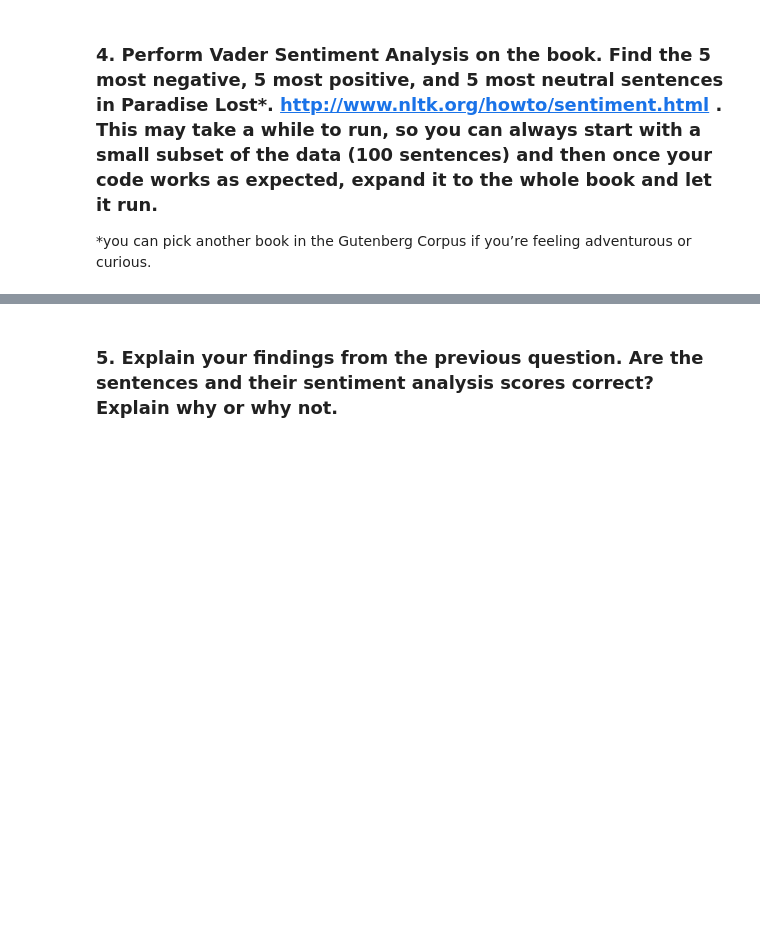
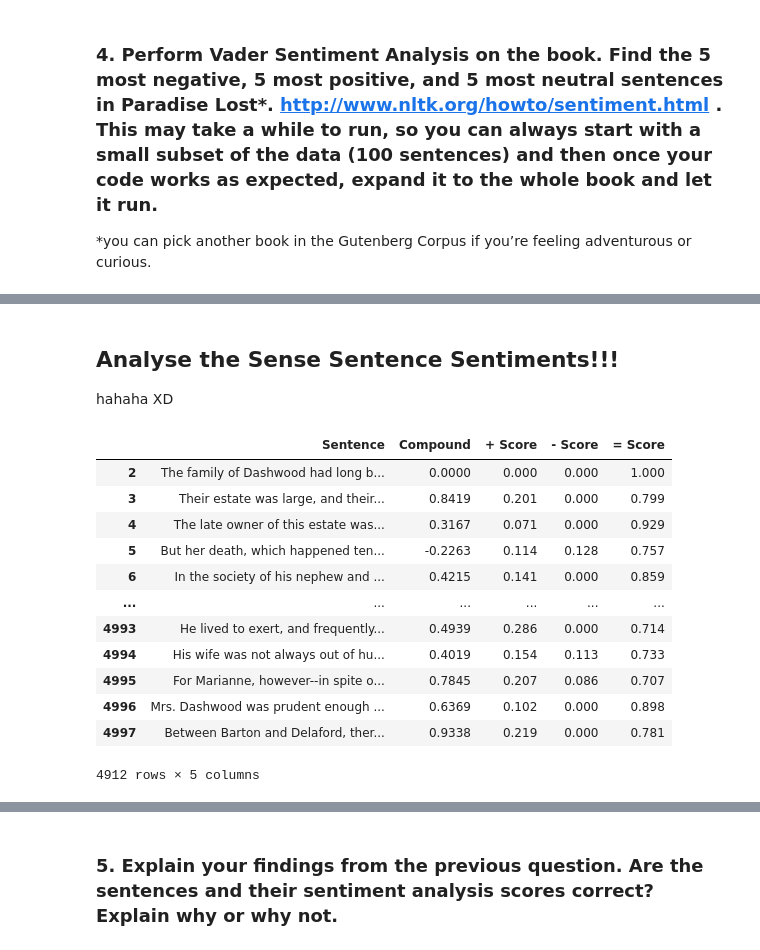
Before and after one commit to N-J-Miller/Week_20, a Jupyter notebook: Week_20_Homework.ipynb, the cells around one changed output, grey strips where cells are left out. Drawn from its saved outputs; the diff is of its cells as text; code cells hidden in the pictures; blank space fills up the shorter version.

```diff
--- a/Week_20_Homework.ipynb
+++ b/Week_20_Homework.ipynb
@@ -14,0 +211,20 @@
+# %%
+# Define the corpus:
+gutenberg = nltk.corpus.gutenberg
+
+# Creating a function I can use repeatedly to test different fileids I might
+# want to try:
+def sentences(corpus, fileids = None):
+    # This will read a stream of txt as one sentence and remove the line breaks.
+    def read_sentence_block(stream):
+        sents = []
+        for para in corpus._para_block_reader(stream):
+            sents.extend([s.replace('\n', ' ') for s in corpus._sent_tokenizer.tokenize(para)])
+        return sents
+
+    return concat([corpus.CorpusView(path, read_sentence_block, encoding=enc)
+                   for (path, enc, fileid)
+                   in corpus.abspaths(fileids, True, True)])
+# %%
+sense_sents = sentences(gutenberg, fileids = 'austen-sense.txt')
+[print(x) for x in sense_sents]
@@ -14,0 +266,44 @@
+# %% [markdown]
+## Analyse the Sense Sentence Sentiments!!!
+hahaha XD
+# %%
+# instantiate my module:
+analyzer = SentimentIntensityAnalyzer()
+
+# instantiate an empty list:
+sentiments = []
+
+# loop thru my sentences:
+for sent in sense_sents:
+    sentiment = analyzer.polarity_scores(sent)
+    compound = sentiment["compound"]
+    pos = sentiment['pos']
+    neu = sentiment['neu']
+    neg = sentiment['neg']
+
+    sentiments.append({
+                "Sentence":sent,
+                "Compound":compound,
+                "+ Score":pos,
+                "- Score":neg,
+                "= Score":neu})
+
+sentiments_df = pd.DataFrame(sentiments)
+# Removing title, headings, and duplicates:
+sentiments_df.drop([0,1,4998], inplace=True)
+sentiments_df.drop_duplicates(inplace=True)
+sentiments_df
+# %% [output]
+|  | Sentence | Compound | + Score | - Score | = Score |
+| 2 | The family of Dashwood had long b... | 0.0000 | 0.000 | 0.000 | 1.000 |
+| 3 | Their estate was large, and their... | 0.8419 | 0.201 | 0.000 | 0.799 |
+| 4 | The late owner of this estate was... | 0.3167 | 0.071 | 0.000 | 0.929 |
+| 5 | But her death, which happened ten... | -0.2263 | 0.114 | 0.128 | 0.757 |
+| 6 | In the society of his nephew and ... | 0.4215 | 0.141 | 0.000 | 0.859 |
+| ... | ... | ... | ... | ... | ... |
+| 4993 | He lived to exert, and frequently... | 0.4939 | 0.286 | 0.000 | 0.714 |
+| 4994 | His wife was not always out of hu... | 0.4019 | 0.154 | 0.113 | 0.733 |
+| 4995 | For Marianne, however--in spite o... | 0.7845 | 0.207 | 0.086 | 0.707 |
+| 4996 | Mrs. Dashwood was prudent enough ... | 0.6369 | 0.102 | 0.000 | 0.898 |
+| 4997 | Between Barton and Delaford, ther... | 0.9338 | 0.219 | 0.000 | 0.781 |
+4912 rows × 5 columns
```
Also changed, not shown: parts of 27 cells of this notebook, 5 other files.
